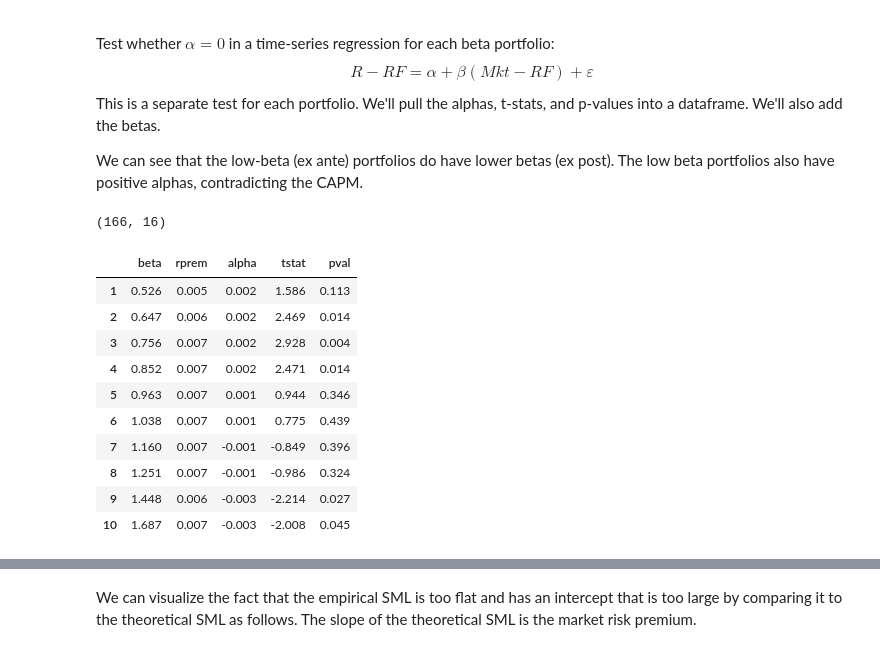
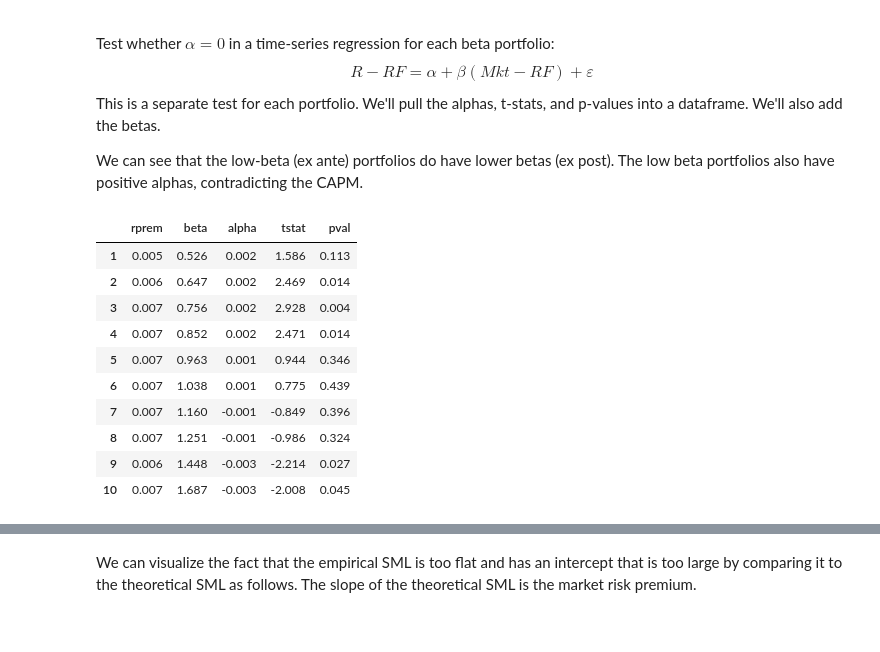
Before and after one commit to kerryback/ClassicTests, a Jupyter notebook: Black_Jensen_Scholes.ipynb, the cells around one changed output, grey strips where cells are left out. Drawn from its saved outputs; the diff is of its cells as text; code cells hidden in the pictures.

```diff
--- a/Black_Jensen_Scholes.ipynb
+++ b/Black_Jensen_Scholes.ipynb
@@ -65,30 +73,24 @@ df = df.merge(betas,left_on=['permno','date'],right_index=True,how='left')
 
 Sort into deciles each month by the lagged beta estimate and compute portfolio returns (value weighted within deciles).
 # %%
-# lag market equity and beta one month
-df.me = df.groupby('permno').me.shift()
+# lag beta so it is the beta from the prior 60 months
+# me is already lagged from CRSP_Compustat notebook
 df.beta = df.groupby('permno').beta.shift()
-df = df.dropna(subset=['me','beta','ret'],how='any')
+df2 = df.dropna(subset=['me','beta','ret'],how='any')
 
 # we burn the first 60 months for the first set of betas, so drop from dataframe
-df = df[df.date>=df.date.min()+60]
+df2 = df2[df2.date>=df2.date.min()+60]
 
 # sort into beta deciles each month
-df['decile'] = df.groupby('date').beta.apply(lambda x: pd.qcut(x,10,labels=range(1,11)))
+df2['decile'] = df2.groupby('date').beta.apply(lambda x: pd.qcut(x,10,labels=range(1,11)))
 
 # compute value-weighted returns
-rets = df.groupby(['date','decile']).apply(lambda d: (d.me*d.ret).sum() / d.me.sum())
+rets = df2.groupby(['date','decile']).apply(lambda d: (d.me*d.ret).sum() / d.me.sum())
 rets = rets.unstack('decile')
+df2 = df2.drop(columns=['decile'])
 
 # merge market excess return and risk-free rate
 rets = rets.merge(ff[['Mkt-RF','RF']],left_index=True,right_index=True,how='inner')
-# %%
-# compute value-weighted returns
-rets = df.groupby(['date','decile']).apply(lambda d: (d.me*d.ret).sum() / d.me.sum())
-rets = rets.unstack('decile')
-
-# merge market excess return and risk-free rate
-rets = rets.merge(ff[['Mkt-RF','RF']],left_index=True,right_index=True,how='inner')
 # %% [markdown]
 # BJS Test I
 
@@ -97,34 +99,30 @@ $$R-RF = \alpha + \beta (Mkt-RF) + \varepsilon$$
 This is a separate test for each portfolio.  We'll pull the alphas, t-stats, and p-values into a dataframe.  We'll also add the betas.
 
 We can see that the low-beta (ex ante) portfolios do have lower betas (ex post).  The low beta portfolios also have positive alphas, contradicting the CAPM.
-# %%
-df[df.ret==df.ret.min()].shape
-# %% [output]
-(166, 16)
 # %%
-table = pd.DataFrame(dtype=float,index=range(1,11),columns=['beta','rprem','alpha','tstat','pval'])
+table = pd.DataFrame(dtype=float,index=range(1,11),columns=['rprem','beta','alpha','tstat','pval'])
 X = sm.add_constant(rets['Mkt-RF'])
 for i in range(1,11) :
     y = rets[i]-rets.RF
     result = sm.OLS(y,X).fit()
+    table.loc[i,'rprem'] = y.mean()
     table.loc[i,'beta'] = result.params['Mkt-RF']
-    table.loc[i,'rprem'] = y.mean()
     table.loc[i,'alpha'] = result.params['const']
     table.loc[i,'tstat'] = result.tvalues['const']
     table.loc[i,'pval'] = result.pvalues['const']
 table.round(3)
 # %% [output]
-|  | beta | rprem | alpha | tstat | pval |
-| 1 | 0.526 | 0.005 | 0.002 | 1.586 | 0.113 |
-| 2 | 0.647 | 0.006 | 0.002 | 2.469 | 0.014 |
-| 3 | 0.756 | 0.007 | 0.002 | 2.928 | 0.004 |
-| 4 | 0.852 | 0.007 | 0.002 | 2.471 | 0.014 |
-| 5 | 0.963 | 0.007 | 0.001 | 0.944 | 0.346 |
-| 6 | 1.038 | 0.007 | 0.001 | 0.775 | 0.439 |
-| 7 | 1.160 | 0.007 | -0.001 | -0.849 | 0.396 |
-| 8 | 1.251 | 0.007 | -0.001 | -0.986 | 0.324 |
-| 9 | 1.448 | 0.006 | -0.003 | -2.214 | 0.027 |
-| 10 | 1.687 | 0.007 | -0.003 | -2.008 | 0.045 |
+|  | rprem | beta | alpha | tstat | pval |
+| 1 | 0.005 | 0.526 | 0.002 | 1.586 | 0.113 |
+| 2 | 0.006 | 0.647 | 0.002 | 2.469 | 0.014 |
+| 3 | 0.007 | 0.756 | 0.002 | 2.928 | 0.004 |
+| 4 | 0.007 | 0.852 | 0.002 | 2.471 | 0.014 |
+| 5 | 0.007 | 0.963 | 0.001 | 0.944 | 0.346 |
+| 6 | 0.007 | 1.038 | 0.001 | 0.775 | 0.439 |
+| 7 | 0.007 | 1.160 | -0.001 | -0.849 | 0.396 |
+| 8 | 0.007 | 1.251 | -0.001 | -0.986 | 0.324 |
+| 9 | 0.006 | 1.448 | -0.003 | -2.214 | 0.027 |
+| 10 | 0.007 | 1.687 | -0.003 | -2.008 | 0.045 |
 # %% [markdown]
 # BJS Test II
 
```
Also changed, not shown: parts of 6 cells of this notebook.
